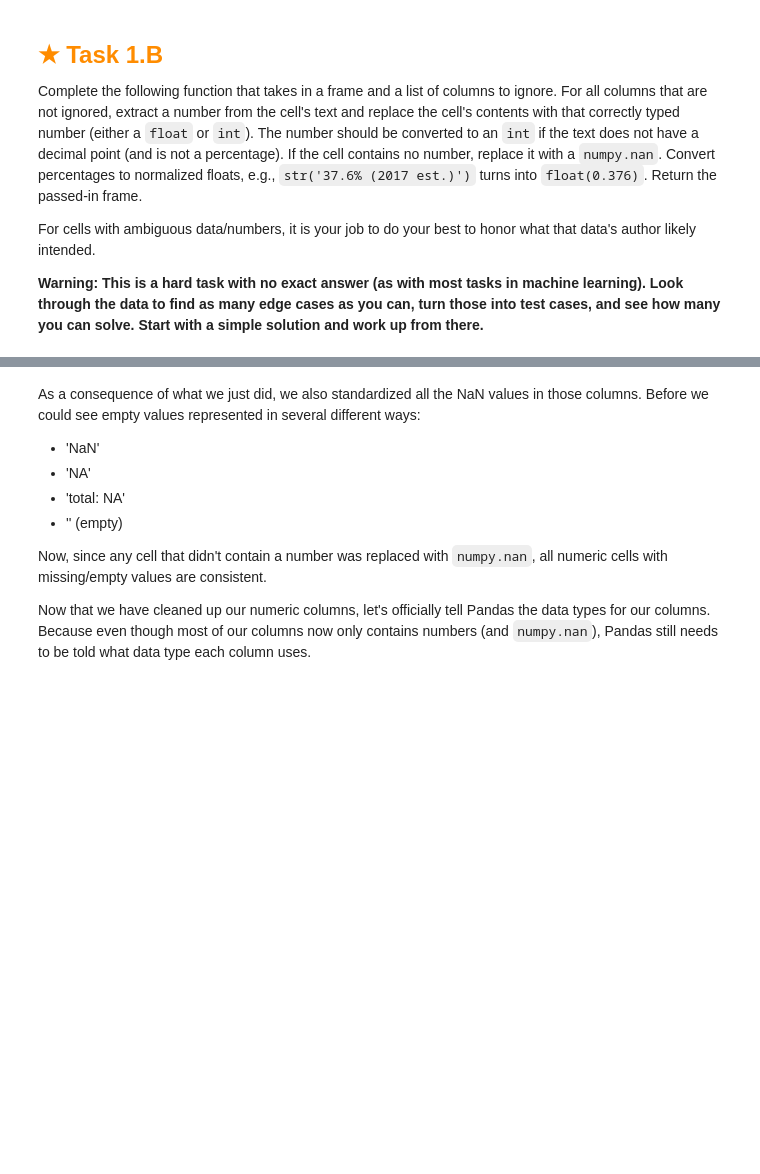
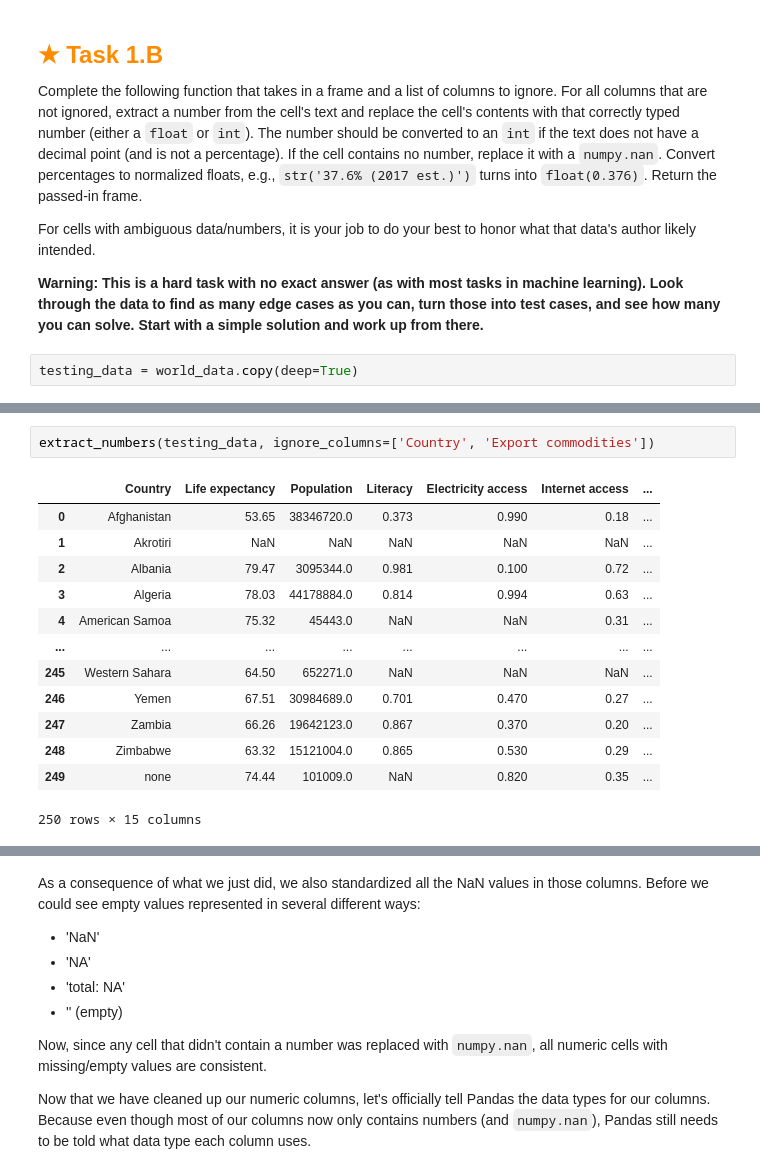
Before and after one commit to IJustWantAJob/CSE40HW3, a Jupyter notebook: assignment.ipynb, the cells around one changed output, grey strips where cells are left out. Saved outputs shown, nothing was run; the diff lists cells and outputs as text; blank space fills up the shorter version.

```diff
--- a/assignment.ipynb
+++ b/assignment.ipynb
@@ -202,3 +220,5 @@ it is your job to do your best to honor what that data's author likely intended.
 This is a hard task with no exact answer (as with most tasks in machine learning).
 Look through the data to find as many edge cases as you can, turn those into test cases, and see how many you can solve.
 Start with a simple solution and work up from there.**
+# %%
+testing_data = world_data.copy(deep=True)
@@ -205 +322,17 @@ Start with a simple solution and work up from there.**
+# %%
+extract_numbers(testing_data, ignore_columns=['Country', 'Export commodities'])
+# %% [output]
+|  | Country | Life expectancy | Population | Literacy | Electricity access | Internet access | ... |
+| 0 | Afghanistan | 53.65 | 38346720.0 | 0.373 | 0.990 | 0.18 | ... |
+| 1 | Akrotiri | NaN | NaN | NaN | NaN | NaN | ... |
+| 2 | Albania | 79.47 | 3095344.0 | 0.981 | 0.100 | 0.72 | ... |
+| 3 | Algeria | 78.03 | 44178884.0 | 0.814 | 0.994 | 0.63 | ... |
+| 4 | American Samoa | 75.32 | 45443.0 | NaN | NaN | 0.31 | ... |
+| ... | ... | ... | ... | ... | ... | ... | ... |
+| 245 | Western Sahara | 64.50 | 652271.0 | NaN | NaN | NaN | ... |
+| 246 | Yemen | 67.51 | 30984689.0 | 0.701 | 0.470 | 0.27 | ... |
+| 247 | Zambia | 66.26 | 19642123.0 | 0.867 | 0.370 | 0.20 | ... |
+| 248 | Zimbabwe | 63.32 | 15121004.0 | 0.865 | 0.530 | 0.29 | ... |
+| 249 | none | 74.44 | 101009.0 | NaN | 0.820 | 0.35 | ... |
+250 rows × 15 columns
 # %%
```
Also changed, not shown: parts of 11 cells of this notebook, 11 other files.
